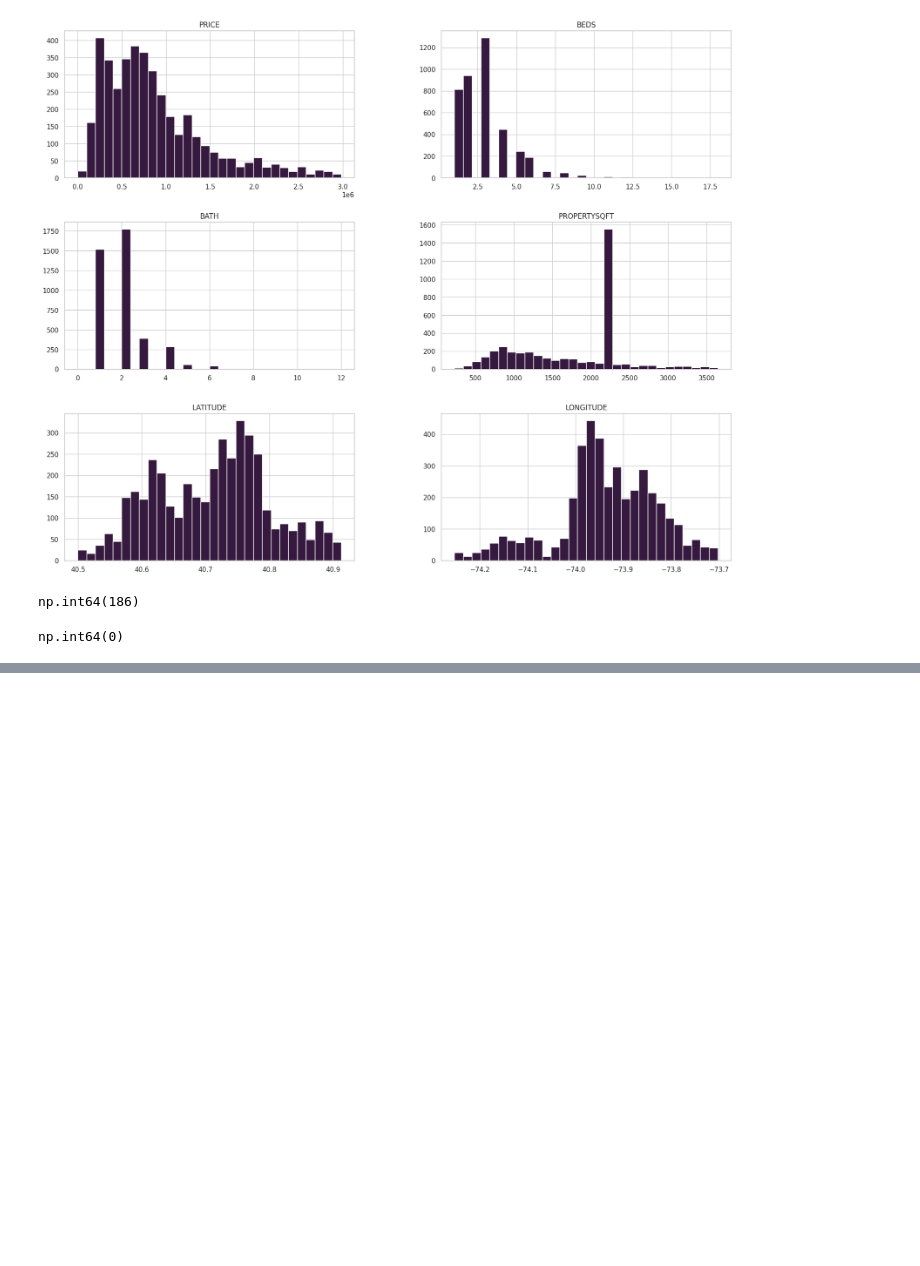
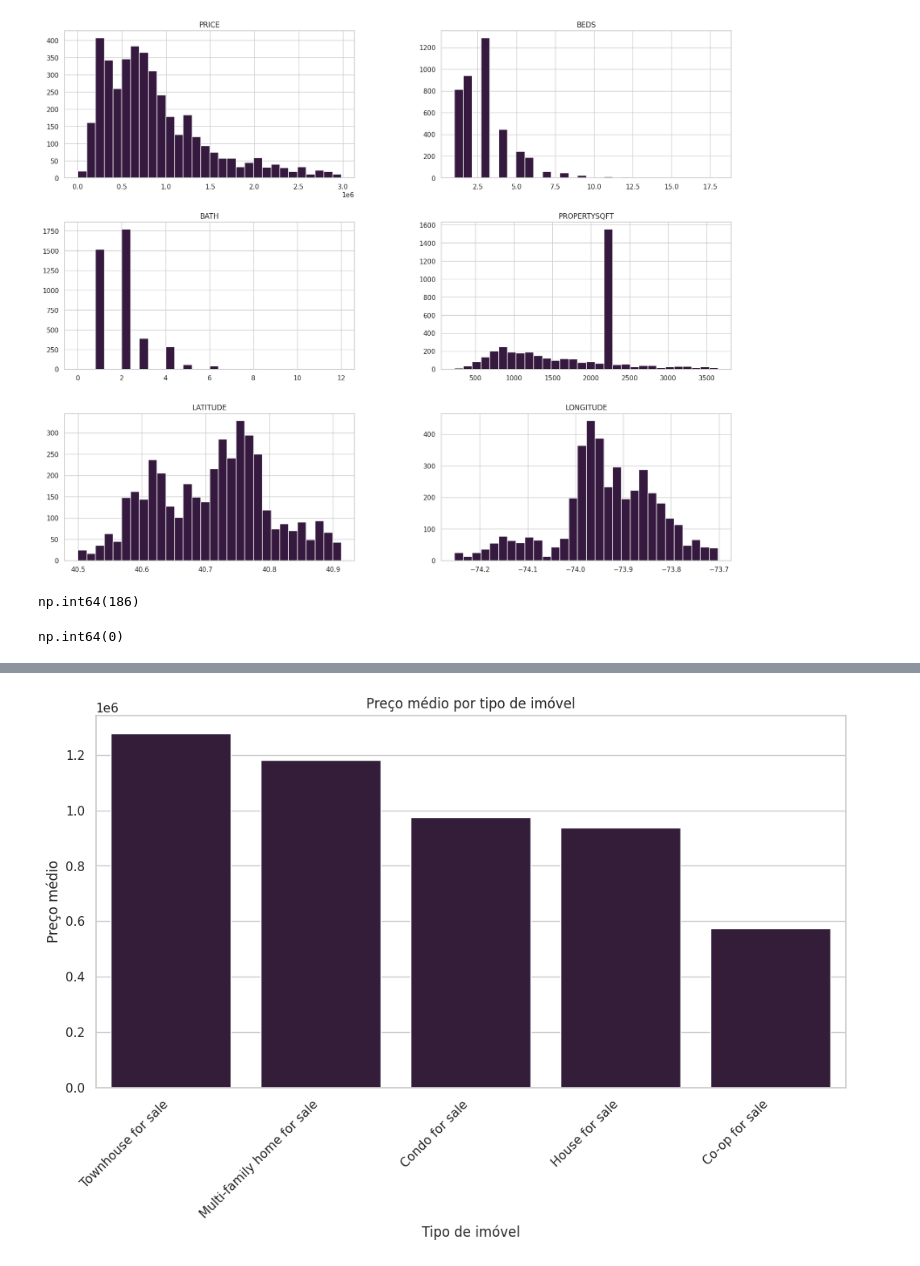
Before and after one commit to DaviSanttos/trabalho-analise-de-dados, a Jupyter notebook: mercadoimoniliario_ny_v1.ipynb, the cells around one changed output, grey strips where cells are left out. Drawn from its saved outputs; the diff is of its cells as text; code cells hidden in the pictures; blank space fills up the shorter version.

Commit message:
finalizando o primeiro desafio

```diff
--- a/mercadoimoniliario_ny_v1.ipynb
+++ b/mercadoimoniliario_ny_v1.ipynb
@@ -211,0 +253,29 @@ np.int64(0)
+# %%
+tipos_validos = [
+    "House for sale",
+    "Condo for sale",
+    "Co-op for sale",
+    "Townhouse for sale",
+    "Multi-family home for sale"
+]
+
+df_final = df_clean[df_clean['TYPE'].isin(tipos_validos)]
+# %%
+preco_medio = df_final.groupby('TYPE')['PRICE'].mean().reset_index()
+
+# ordenar do maior para o menor
+preco_medio = preco_medio.sort_values(by='PRICE', ascending=False)
+
+# criar gráfico
+plt.figure(figsize=(12,6))
+sns.barplot(data=preco_medio, x='TYPE', y='PRICE')
+
+# ajustes visuais
+plt.xticks(rotation=45, ha='right')
+plt.title('Preço médio por tipo de imóvel')
+plt.xlabel('Tipo de imóvel')
+plt.ylabel('Preço médio')
+
+plt.show()
+# %% [output]
+[figure, added]
```
Also changed, not shown: parts of 11 cells of this notebook.
